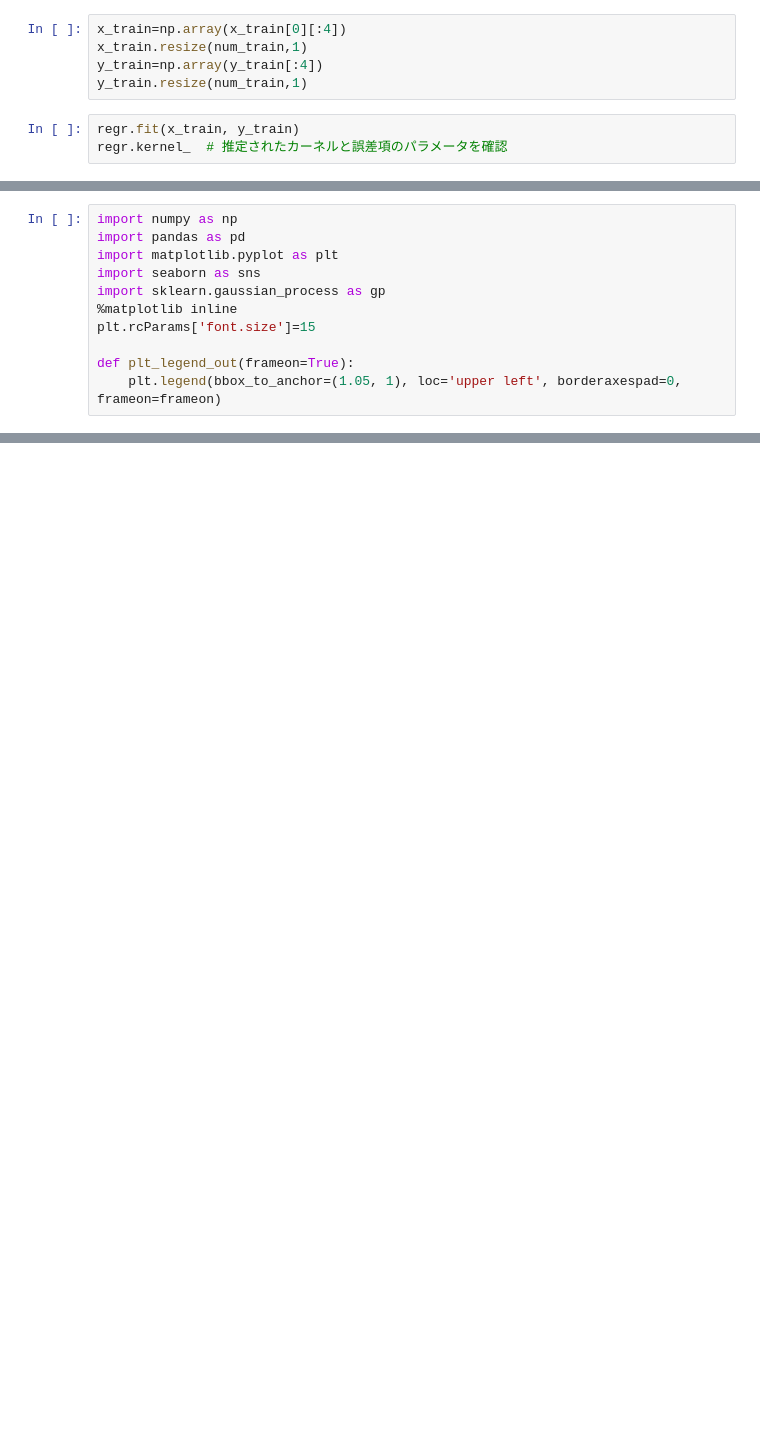
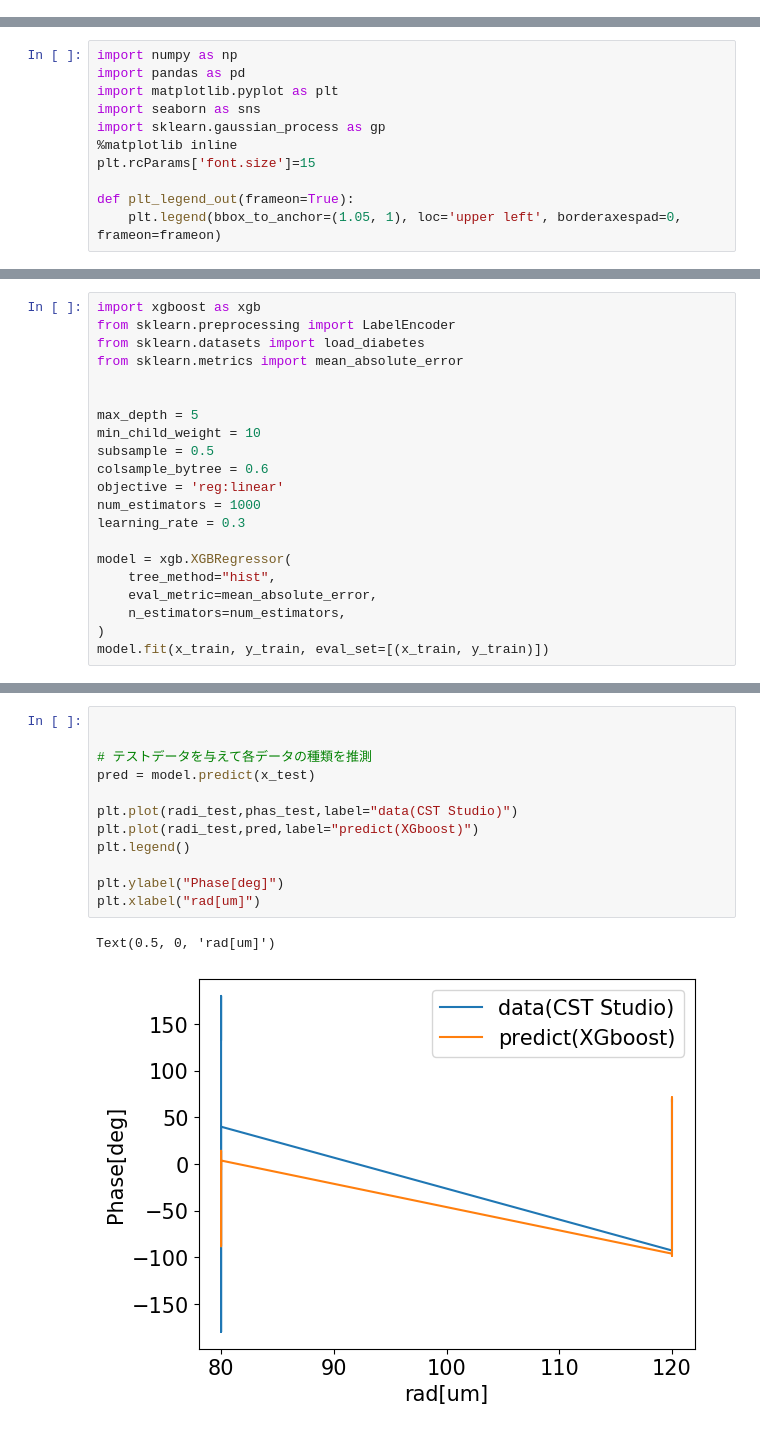
Before and after one commit to yuki-hakamada/UV_param_estimate, a Jupyter notebook: CST_file_processor.ipynb, the cells around one changed output, grey strips where cells are left out. Saved outputs shown, nothing was run; the diff lists cells and outputs as text; blank space fills up the shorter version.

Commit message:
xgboost

```diff
--- a/CST_file_processor.ipynb
+++ b/CST_file_processor.ipynb
@@ -151,8 +161,0 @@ len(x_train[0]),len(y_train)
-# %%
-x_train=np.array(x_train[0][:4])
-x_train.resize(num_train,1)
-y_train=np.array(y_train[:4])
-y_train.resize(num_train,1)
-# %%
-regr.fit(x_train, y_train)
-regr.kernel_  # 推定されたカーネルと誤差項のパラメータを確認
@@ -239,0 +173,21 @@ plt.show()
+# %%
+import xgboost as xgb
+from sklearn.preprocessing import LabelEncoder
+from sklearn.datasets import load_diabetes
+from sklearn.metrics import mean_absolute_error
+
+
+max_depth = 5
+min_child_weight = 10
+subsample = 0.5
+colsample_bytree = 0.6
+objective = 'reg:linear'
+num_estimators = 1000
+learning_rate = 0.3
+
+model = xgb.XGBRegressor(
+    tree_method="hist",
+    eval_metric=mean_absolute_error,
+    n_estimators=num_estimators,
+)
+model.fit(x_train, y_train, eval_set=[(x_train, y_train)])
@@ -239,0 +224,15 @@ plt.show()
+# %%
+
+
+# テストデータを与えて各データの種類を推測
+pred = model.predict(x_test)
+
+plt.plot(radi_test,phas_test,label="data(CST Studio)")
+plt.plot(radi_test,pred,label="predict(XGboost)")
+plt.legend()
+
+plt.ylabel("Phase[deg]")
+plt.xlabel("rad[um]")
+# %% [output]
+Text(0.5, 0, 'rad[um]')
+[figure, added]
```
Also changed, not shown: parts of 8 cells of this notebook, 1 other file.
